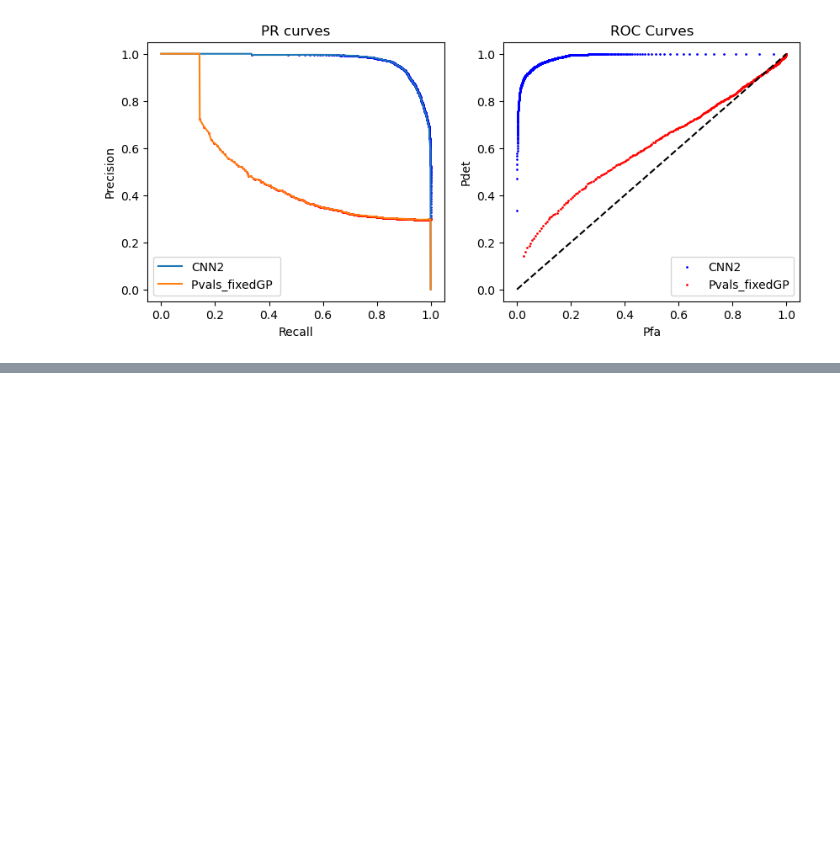
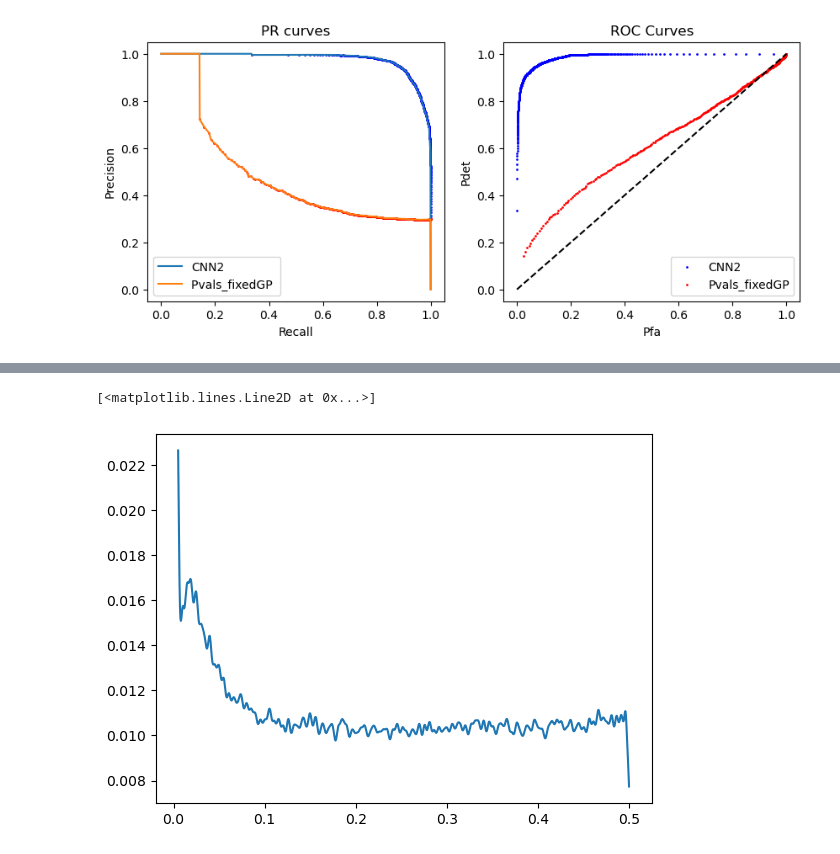
Before and after one commit to hugokerino/Stage_R-V, a Jupyter notebook: Notebook_CNN.ipynb, the cells around one changed output, grey strips where cells are left out. Saved outputs shown, nothing was run; the diff lists cells and outputs as text; code cells hidden in the pictures; blank space fills up the shorter version.

```diff
--- a/Notebook_CNN.ipynb
+++ b/Notebook_CNN.ipynb
@@ -1534,0 +1672,6 @@ AUC =  0.487
+# %%
+ind_h0 = np.where(label_test == 0)[0]
+plt.plot(freq,np.mean(GLS[ind_h0], axis = 0))
+# %% [output]
+[<matplotlib.lines.Line2D at 0x...>]
+[figure, added]
```
Also changed, not shown: parts of 21 cells of this notebook, 3 other files.
